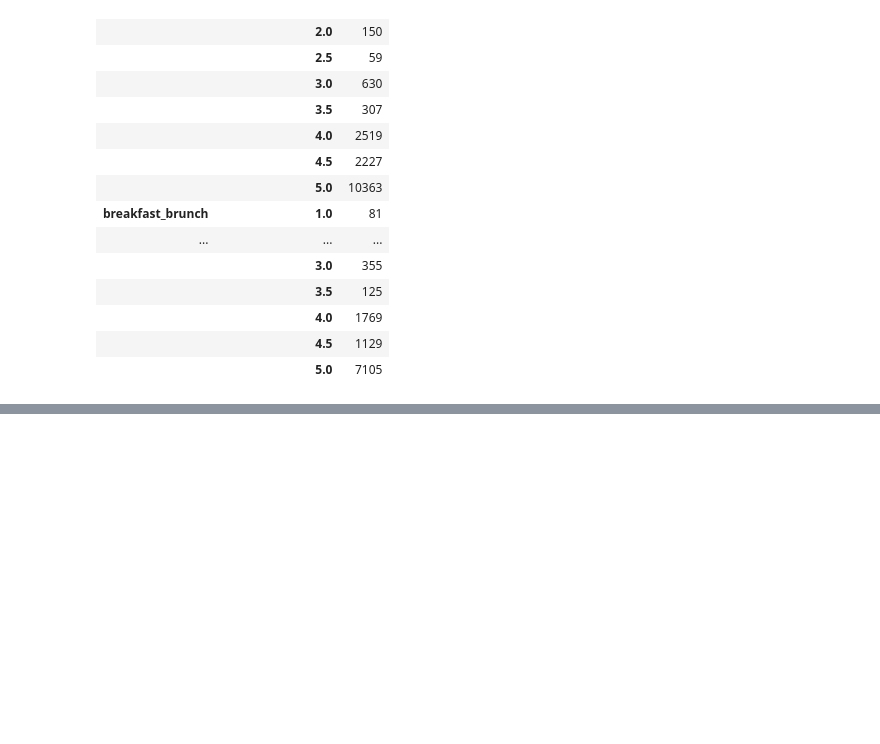
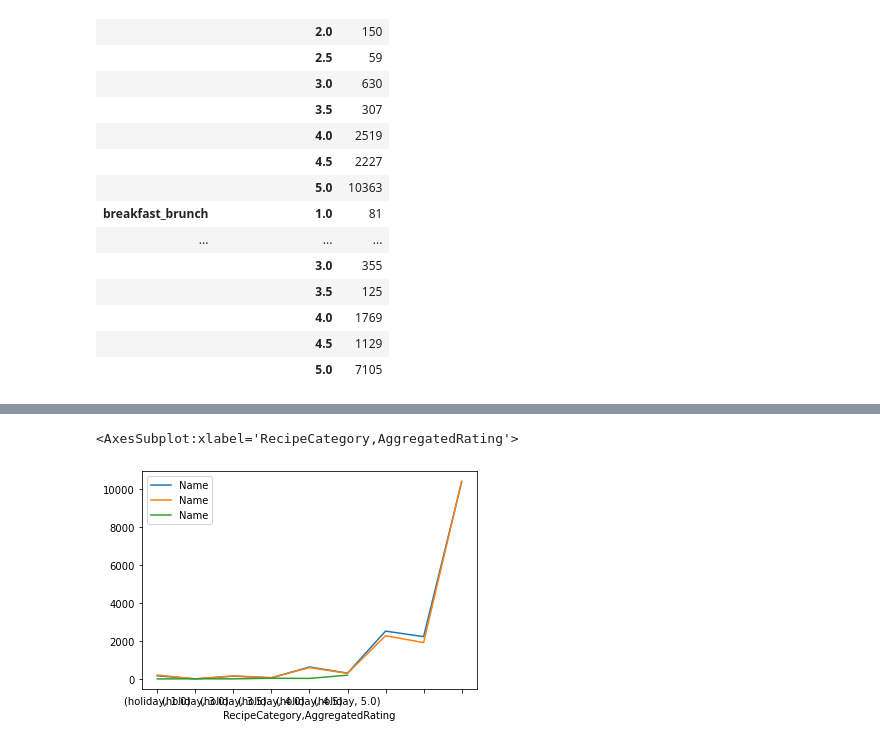
Before and after one commit to JenniferM-BShulyak/recipes_full, a Jupyter notebook: setup_exploration.ipynb, the cells around one changed output, grey strips where cells are left out. Cells and saved outputs as stored; diff of their text form; code cells hidden in the pictures; blank space fills up the shorter version.

```diff
--- a/setup_exploration.ipynb
+++ b/setup_exploration.ipynb
@@ -190,0 +239,7 @@ distribution_df.loc[["quick"]].plot(ax=ax2[2,1])
+# %%
+ax3 = distribution_df.loc[["breads"]].plot()
+distribution_df.loc[["dessert"]].plot(ax=ax3)
+distribution_df.loc[["holiday"]].plot(ax=ax3)
+# %% [output]
+<AxesSubplot:xlabel='RecipeCategory,AggregatedRating'>
+[figure, added]
```
Also changed, not shown: parts of 8 cells of this notebook.
